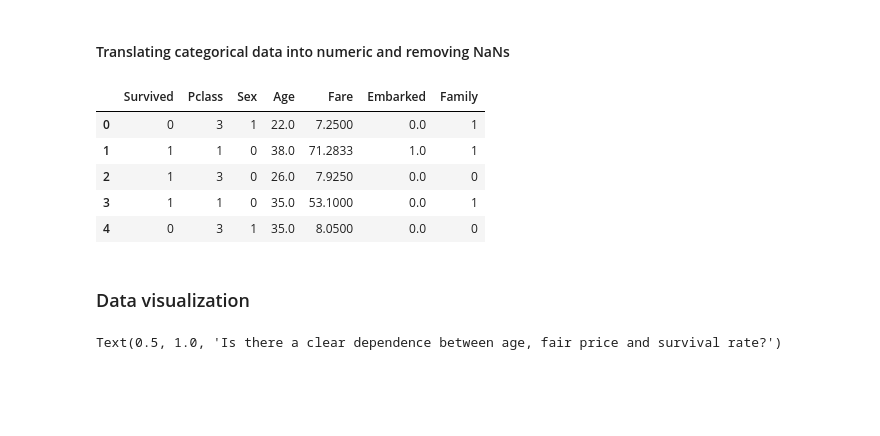
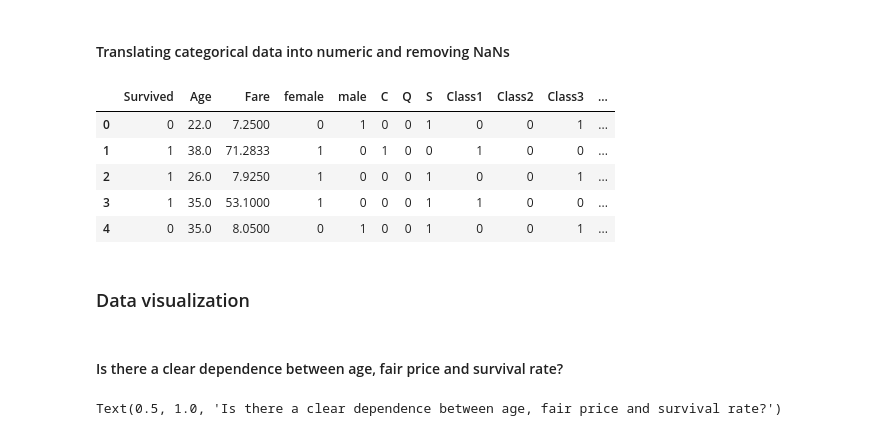
Before and after one commit to asakhnenko/ML-finger-exercises, a Jupyter notebook: Kaggle/titanic-dataset-playground.ipynb, the cells around one changed output. Cells and saved outputs as stored; diff of their text form; code cells hidden in the pictures; blank space fills up the shorter version.

```diff
--- a/Kaggle/titanic-dataset-playground.ipynb
+++ b/Kaggle/titanic-dataset-playground.ipynb
@@ -19,29 +19,44 @@ dataset.head()
 # %% [markdown]
 #### Translating categorical data into numeric and removing NaNs
 # %%
-dataset['Sex'] = dataset['Sex'].replace(['female', 'male'], [0, 1])
+dataset['Age'] = dataset['Age'].fillna(int(dataset['Age'].mean()))
 
-dataset['Embarked'] = dataset['Embarked'].replace(['S', 'C', 'Q'], [0, 1, 2])
-dataset['Embarked'] = dataset['Embarked'].fillna(int(dataset['Embarked'].mean()))
+tmp_class = pd.get_dummies(dataset['Pclass'])
+tmp_class.columns = ['Class1', 'Class2', 'Class3']
 
-dataset['Age'] = dataset['Age'].fillna(int(dataset['Age'].mean()))
+dataset = dataset.join(pd.get_dummies(dataset['Sex']))
+dataset = dataset.join(pd.get_dummies(dataset['Embarked']))
+dataset = dataset.join(tmp_class)
 
 dataset['Family'] = dataset['Parch'] + dataset['SibSp']
 
-dataset.drop(['PassengerId', 'Name', 'Ticket', 'Cabin', 'Parch', 'SibSp', 'SibSp'], axis=1, inplace=True)
+dataset.drop([
+    'PassengerId',
+    'Name',
+    'Ticket',
+    'Cabin',
+    'Parch',
+    'SibSp',
+    'Sex',
+    'Pclass',
+    'Embarked'
+], axis=1, inplace=True)
+
 dataset.head()
 # %% [output]
-|  | Survived | Pclass | Sex | Age | Fare | Embarked | Family |
-| 0 | 0 | 3 | 1 | 22.0 | 7.2500 | 0.0 | 1 |
-| 1 | 1 | 1 | 0 | 38.0 | 71.2833 | 1.0 | 1 |
-| 2 | 1 | 3 | 0 | 26.0 | 7.9250 | 0.0 | 0 |
-| 3 | 1 | 1 | 0 | 35.0 | 53.1000 | 0.0 | 1 |
-| 4 | 0 | 3 | 1 | 35.0 | 8.0500 | 0.0 | 0 |
+|  | Survived | Age | Fare | female | male | C | Q | S | Class1 | Class2 | Class3 | ... |
+| 0 | 0 | 22.0 | 7.2500 | 0 | 1 | 0 | 0 | 1 | 0 | 0 | 1 | ... |
+| 1 | 1 | 38.0 | 71.2833 | 1 | 0 | 1 | 0 | 0 | 1 | 0 | 0 | ... |
+| 2 | 1 | 26.0 | 7.9250 | 1 | 0 | 0 | 0 | 1 | 0 | 0 | 1 | ... |
+| 3 | 1 | 35.0 | 53.1000 | 1 | 0 | 0 | 0 | 1 | 1 | 0 | 0 | ... |
+| 4 | 0 | 35.0 | 8.0500 | 0 | 1 | 0 | 0 | 1 | 0 | 0 | 1 | ... |
 # %% [markdown]
 ### Data visualization
 # %%
 survivors = dataset[dataset['Survived'] == 1]
 non_survivors = dataset[dataset['Survived'] == 0]
+# %% [markdown]
+#### Is there a clear dependence between age, fair price and survival rate?
 # %%
 ax = survivors.plot.scatter(x='Age', y='Fare', color='DarkBlue', label='Survived')
 non_survivors.plot.scatter(x='Age', y='Fare', color='DarkRed', label='Not survived', ax=ax)
```
Also changed, not shown: parts of 7 cells of this notebook.
